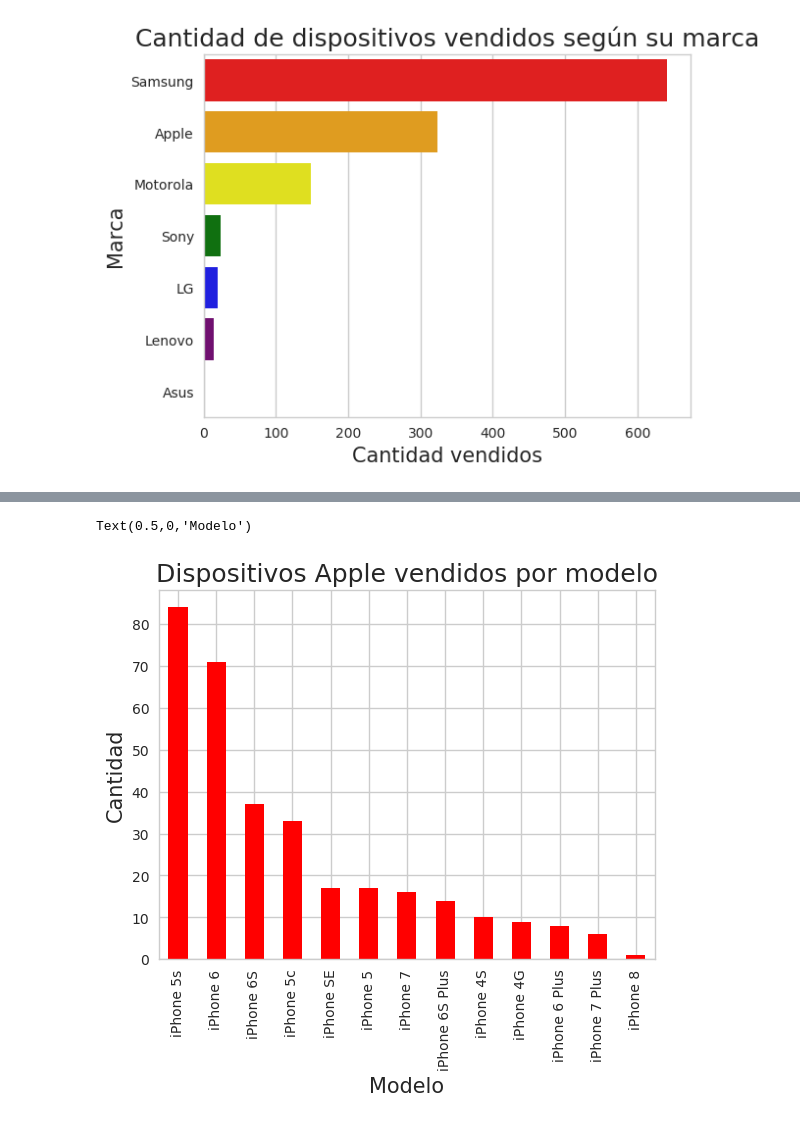
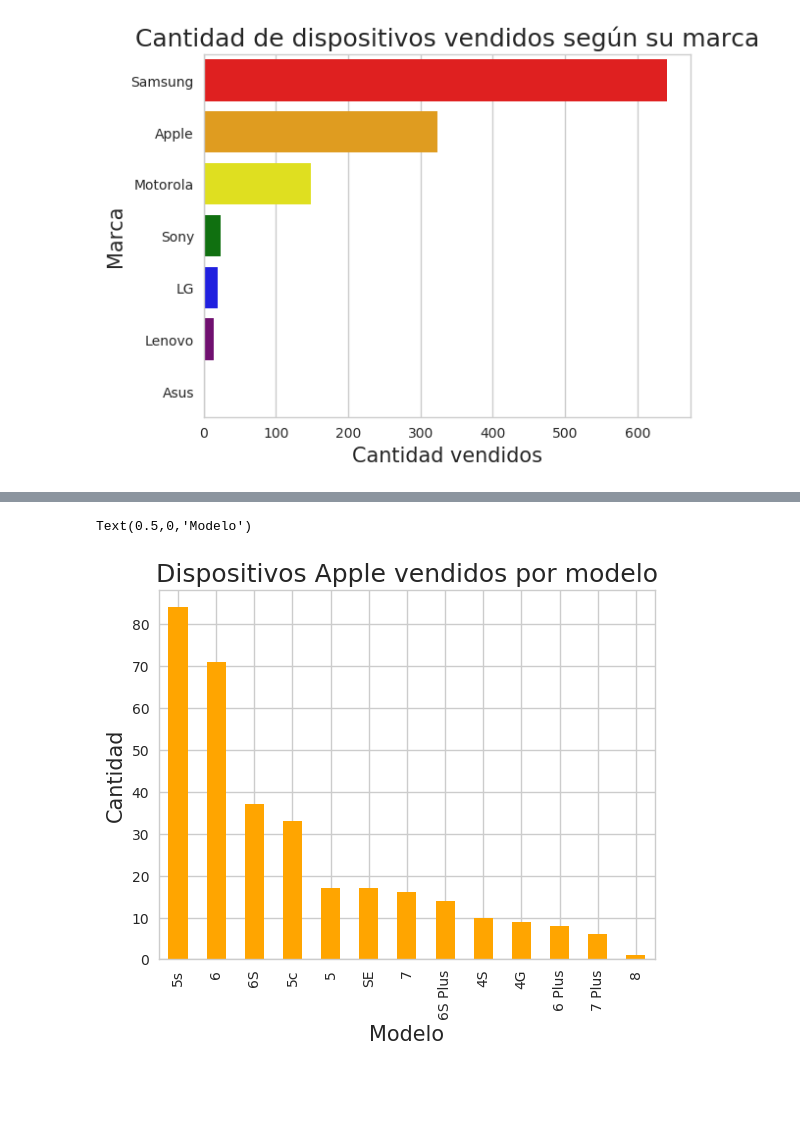
Before and after one commit to EugeFranchi/TP1_Datos, a Jupyter notebook: TpDatos.ipynb, the cells around one changed output, grey strips where cells are left out. Saved outputs shown, nothing was run; the diff lists cells and outputs as text; code cells hidden in the pictures; blank space fills up the shorter version.

```diff
--- a/TpDatos.ipynb
+++ b/TpDatos.ipynb
@@ -37,17 +60,17 @@ Text(0,0.5,'Marca')
 # %%
 '''
 Grafico de barras de dispositivos Apple mas vendidos.
 '''
 
-AppleVendidos = prod.loc[prod.marca == 'Apple',:]['model'].value_counts()
+AppleVendidos = prod.loc[prod.marca == 'Apple',:]['modelo'].value_counts()
 AppleVendidos
 
-g = AppleVendidos.plot.bar(color=['red'])
+g = AppleVendidos.plot.bar(color=['orange'])
 g.set_title("Dispositivos Apple vendidos por modelo", fontsize=18)
 g.set_ylabel("Cantidad", fontsize=15)
 g.set_xlabel("Modelo", fontsize=15)
 # %% [output]
 Text(0.5,0,'Modelo')
-[figure, old version]
+[figure, new version]
 # %%
 '''
```
Also changed, not shown: parts of 5 cells of this notebook.
